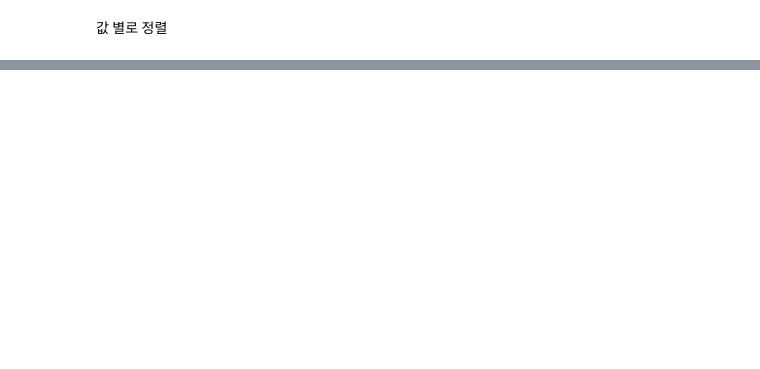
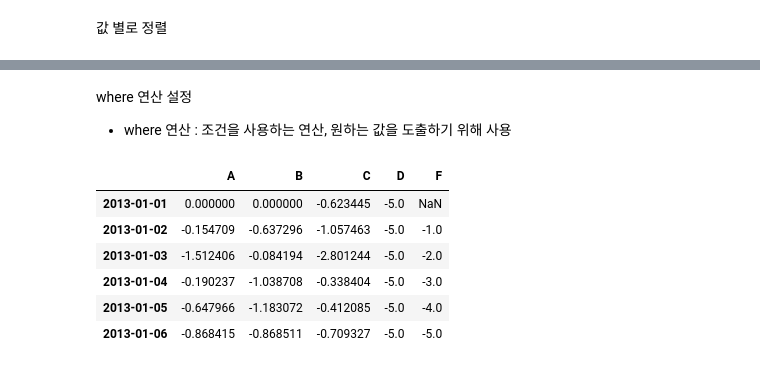
Before and after one commit to KangSikWoo/AIphoria-SelfStudy, a Jupyter notebook: ai_1/pandas.ipynb, the cells around one changed output, grey strips where cells are left out. Saved outputs shown, nothing was run; the diff lists cells and outputs as text; code cells hidden in the pictures; blank space fills up the shorter version.

```diff
--- a/ai_1/pandas.ipynb
+++ b/ai_1/pandas.ipynb
@@ -177,0 +404,16 @@ df.sort_values(by='B', ascending=False) #B를 기준으로 정렬
+# %% [markdown]
+where 연산 설정
+
+* where 연산 : 조건을 사용하는 연산, 원하는 값을 도출하기 위해 사용
+# %%
+df2 = df.copy()
+df2[df2 > 0] = -df2
+df2
+# %% [output]
+|  | A | B | C | D | F |
+| 2013-01-01 | 0.000000 | 0.000000 | -0.623445 | -5.0 | NaN |
+| 2013-01-02 | -0.154709 | -0.637296 | -1.057463 | -5.0 | -1.0 |
+| 2013-01-03 | -1.512406 | -0.084194 | -2.801244 | -5.0 | -2.0 |
+| 2013-01-04 | -0.190237 | -1.038708 | -0.338404 | -5.0 | -3.0 |
+| 2013-01-05 | -0.647966 | -1.183072 | -0.412085 | -5.0 | -4.0 |
+| 2013-01-06 | -0.868415 | -0.868511 | -0.709327 | -5.0 | -5.0 |
```
Also changed, not shown: parts of 50 cells of this notebook.
